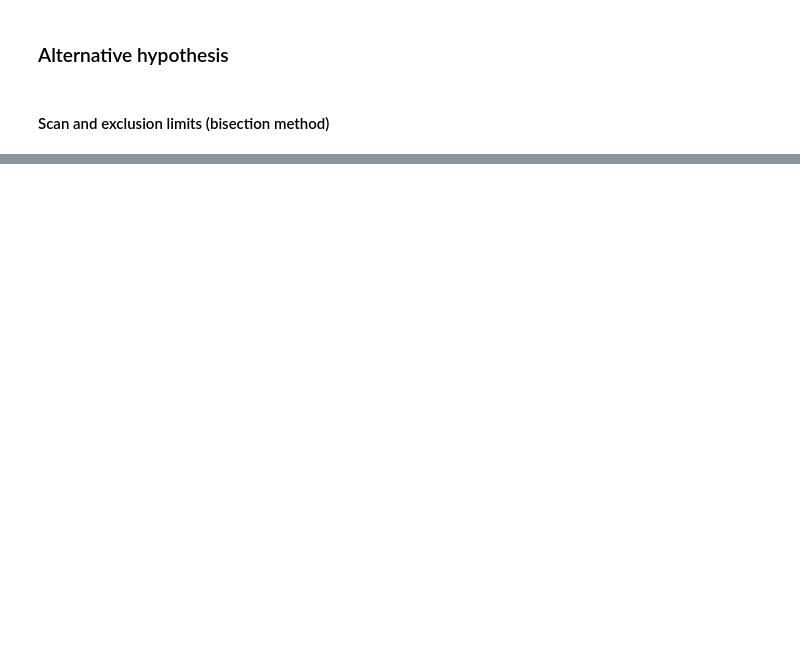
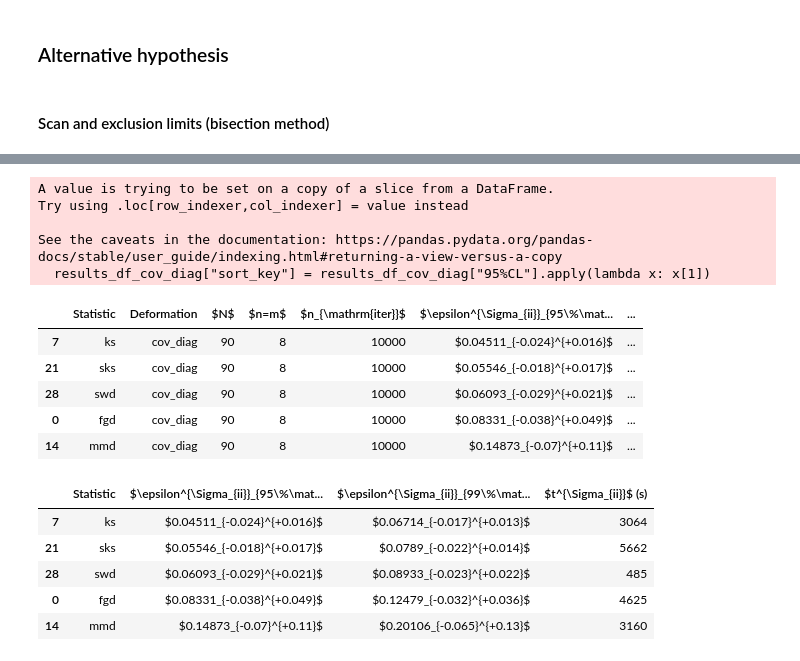
Before and after one commit to TwoSampleTests/JetNetMetrics, a Jupyter notebook: notebooks/particle_features_30_gluon_10K.ipynb, the cells around one changed output, grey strips where cells are left out. Cells and saved outputs as stored; diff of their text form; code cells hidden in the pictures; blank space fills up the shorter version.

```diff
--- a/notebooks/particle_features_30_gluon_10K.ipynb
+++ b/notebooks/particle_features_30_gluon_10K.ipynb
@@ -911,0 +1012,25 @@ Running TF SWD calculatio
+# %%
+results_df_cov_diag["sort_key"] = results_df_cov_diag["95%CL"].apply(lambda x: x[1])
+sorted_df_cov_diag = results_df_cov_diag.sort_values(by="sort_key", ascending=True).drop(columns=["sort_key"])
+sorted_df_cov_diag.rename(columns={"$\\epsilon_{95\\%\\mathrm{CL}}$": "$\\epsilon^{\\Sigma_{ii}}_{95\\%\\mathrm{CL}}$", "$\\epsilon_{99\\%\\mathrm{CL}}$": "$\\epsilon^{\\Sigma_{ii}}_{99\\%\\mathrm{CL}}$", "t (s)": "$t^{\\Sigma_{ii}}$ (s)"}, inplace=True)
+display(sorted_df_cov_diag)
+sorted_df_cov_diag.drop(columns=["Deformation","$N$","$n=m$","$n_{\\mathrm{iter}}$", "95%CL", "99%CL", "time"], inplace=True)
+display(sorted_df_cov_diag)
+# %% [output]
+A value is trying to be set on a copy of a slice from a DataFrame.
+Try using .loc[row_indexer,col_indexer] = value instead
+
+See the caveats in the documentation: https://pandas.pydata.org/pandas-docs/stable/user_guide/indexing.html#returning-a-view-versus-a-copy
+  results_df_cov_diag["sort_key"] = results_df_cov_diag["95%CL"].apply(lambda x: x[1])
+|  | Statistic | Deformation | $N$ | $n=m$ | $n_{\mathrm{iter}}$ | $\epsilon^{\Sigma_{ii}}_{95\%\mat... | ... |
+| 7 | ks | cov_diag | 90 | 8 | 10000 | $0.04511_{-0.024}^{+0.016}$ | ... |
+| 21 | sks | cov_diag | 90 | 8 | 10000 | $0.05546_{-0.018}^{+0.017}$ | ... |
+| 28 | swd | cov_diag | 90 | 8 | 10000 | $0.06093_{-0.029}^{+0.021}$ | ... |
+| 0 | fgd | cov_diag | 90 | 8 | 10000 | $0.08331_{-0.038}^{+0.049}$ | ... |
+| 14 | mmd | cov_diag | 90 | 8 | 10000 | $0.14873_{-0.07}^{+0.11}$ | ... |
+|  | Statistic | $\epsilon^{\Sigma_{ii}}_{95\%\mat... | $\epsilon^{\Sigma_{ii}}_{99\%\mat... | $t^{\Sigma_{ii}}$ (s) |
+| 7 | ks | $0.04511_{-0.024}^{+0.016}$ | $0.06714_{-0.017}^{+0.013}$ | 3064 |
+| 21 | sks | $0.05546_{-0.018}^{+0.017}$ | $0.0789_{-0.022}^{+0.014}$ | 5662 |
+| 28 | swd | $0.06093_{-0.029}^{+0.021}$ | $0.08933_{-0.023}^{+0.022}$ | 485 |
+| 0 | fgd | $0.08331_{-0.038}^{+0.049}$ | $0.12479_{-0.032}^{+0.036}$ | 4625 |
+| 14 | mmd | $0.14873_{-0.07}^{+0.11}$ | $0.20106_{-0.065}^{+0.13}$ | 3160 |
```
Also changed, not shown: parts of 12 cells of this notebook, 14 other files.
